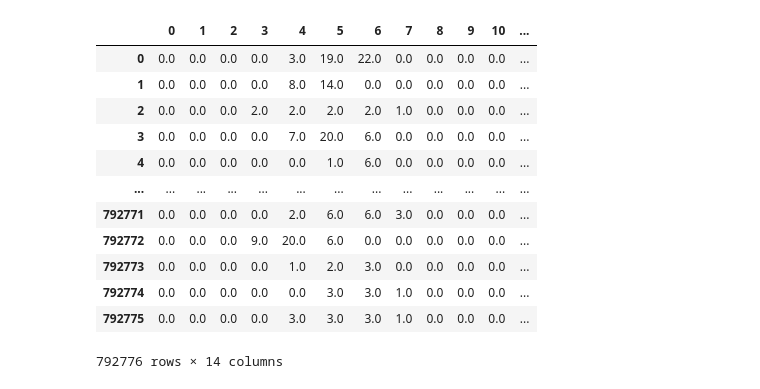
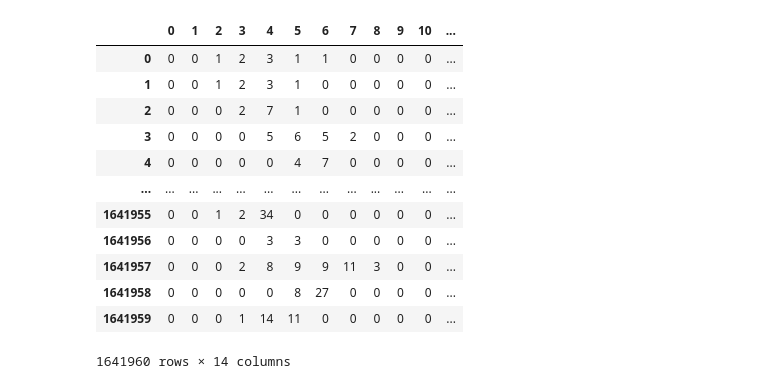
Before and after one commit to nhanvtran/directional-pixel-detectors, a Jupyter notebook: multiclassifier/SimpleNN_ylocalyprofileQkeras1.ipynb, the cells around one changed output. Drawn from its saved outputs; the diff is of its cells as text; code cells hidden in the pictures.

```diff
--- a/multiclassifier/SimpleNN_ylocalyprofileQkeras1.ipynb
+++ b/multiclassifier/SimpleNN_ylocalyprofileQkeras1.ipynb
@@ -21,19 +20,19 @@ import seaborn as sns
 from tensorflow.keras.optimizers import Adam
 # %%
-df1 = pd.read_csv('/home/jieun201/oct4_MCwithQuantInputs/InputTrainSet.csv')
+df1 = pd.read_csv('/uscms_data/d3/jieun201/YOURWORKINGAREA/nov16_quantizeY/TrainSetWithIntegerYLocalAllUint8.csv')
 df1
 # %% [output]
 |  | 0 | 1 | 2 | 3 | 4 | 5 | 6 | 7 | 8 | 9 | 10 | ... |
-| 0 | 0.0 | 0.0 | 0.0 | 0.0 | 3.0 | 19.0 | 22.0 | 0.0 | 0.0 | 0.0 | 0.0 | ... |
-| 1 | 0.0 | 0.0 | 0.0 | 0.0 | 8.0 | 14.0 | 0.0 | 0.0 | 0.0 | 0.0 | 0.0 | ... |
-| 2 | 0.0 | 0.0 | 0.0 | 2.0 | 2.0 | 2.0 | 2.0 | 1.0 | 0.0 | 0.0 | 0.0 | ... |
-| 3 | 0.0 | 0.0 | 0.0 | 0.0 | 7.0 | 20.0 | 6.0 | 0.0 | 0.0 | 0.0 | 0.0 | ... |
-| 4 | 0.0 | 0.0 | 0.0 | 0.0 | 0.0 | 1.0 | 6.0 | 0.0 | 0.0 | 0.0 | 0.0 | ... |
+| 0 | 0 | 0 | 1 | 2 | 3 | 1 | 1 | 0 | 0 | 0 | 0 | ... |
+| 1 | 0 | 0 | 1 | 2 | 3 | 1 | 0 | 0 | 0 | 0 | 0 | ... |
+| 2 | 0 | 0 | 0 | 2 | 7 | 1 | 0 | 0 | 0 | 0 | 0 | ... |
+| 3 | 0 | 0 | 0 | 0 | 5 | 6 | 5 | 2 | 0 | 0 | 0 | ... |
+| 4 | 0 | 0 | 0 | 0 | 0 | 4 | 7 | 0 | 0 | 0 | 0 | ... |
 | ... | ... | ... | ... | ... | ... | ... | ... | ... | ... | ... | ... | ... |
-| 792771 | 0.0 | 0.0 | 0.0 | 0.0 | 2.0 | 6.0 | 6.0 | 3.0 | 0.0 | 0.0 | 0.0 | ... |
-| 792772 | 0.0 | 0.0 | 0.0 | 9.0 | 20.0 | 6.0 | 0.0 | 0.0 | 0.0 | 0.0 | 0.0 | ... |
-| 792773 | 0.0 | 0.0 | 0.0 | 0.0 | 1.0 | 2.0 | 3.0 | 0.0 | 0.0 | 0.0 | 0.0 | ... |
-| 792774 | 0.0 | 0.0 | 0.0 | 0.0 | 0.0 | 3.0 | 3.0 | 1.0 | 0.0 | 0.0 | 0.0 | ... |
-| 792775 | 0.0 | 0.0 | 0.0 | 0.0 | 3.0 | 3.0 | 3.0 | 1.0 | 0.0 | 0.0 | 0.0 | ... |
+| 1641955 | 0 | 0 | 1 | 2 | 34 | 0 | 0 | 0 | 0 | 0 | 0 | ... |
+| 1641956 | 0 | 0 | 0 | 0 | 3 | 3 | 0 | 0 | 0 | 0 | 0 | ... |
+| 1641957 | 0 | 0 | 0 | 2 | 8 | 9 | 9 | 11 | 3 | 0 | 0 | ... |
+| 1641958 | 0 | 0 | 0 | 0 | 0 | 8 | 27 | 0 | 0 | 0 | 0 | ... |
+| 1641959 | 0 | 0 | 0 | 1 | 14 | 11 | 0 | 0 | 0 | 0 | 0 | ... |
-792776 rows × 14 columns
+1641960 rows × 14 columns
 # %%
```
Also changed, not shown: parts of 14 cells of this notebook.
